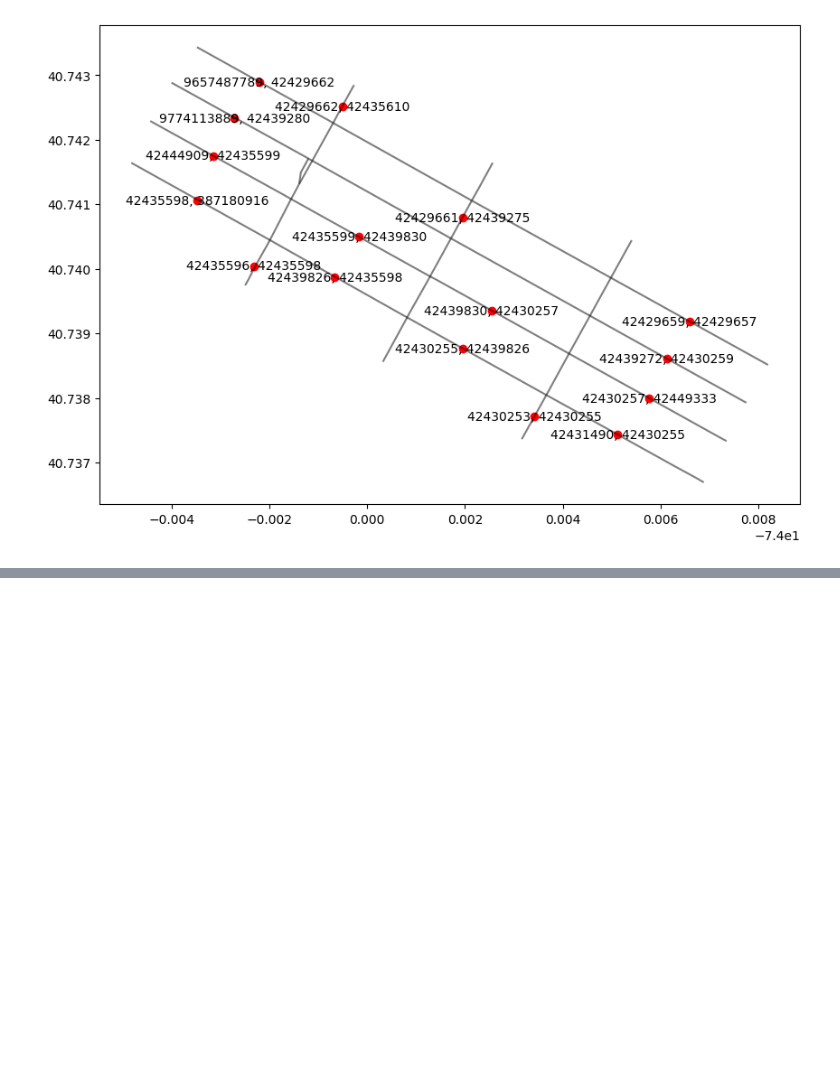
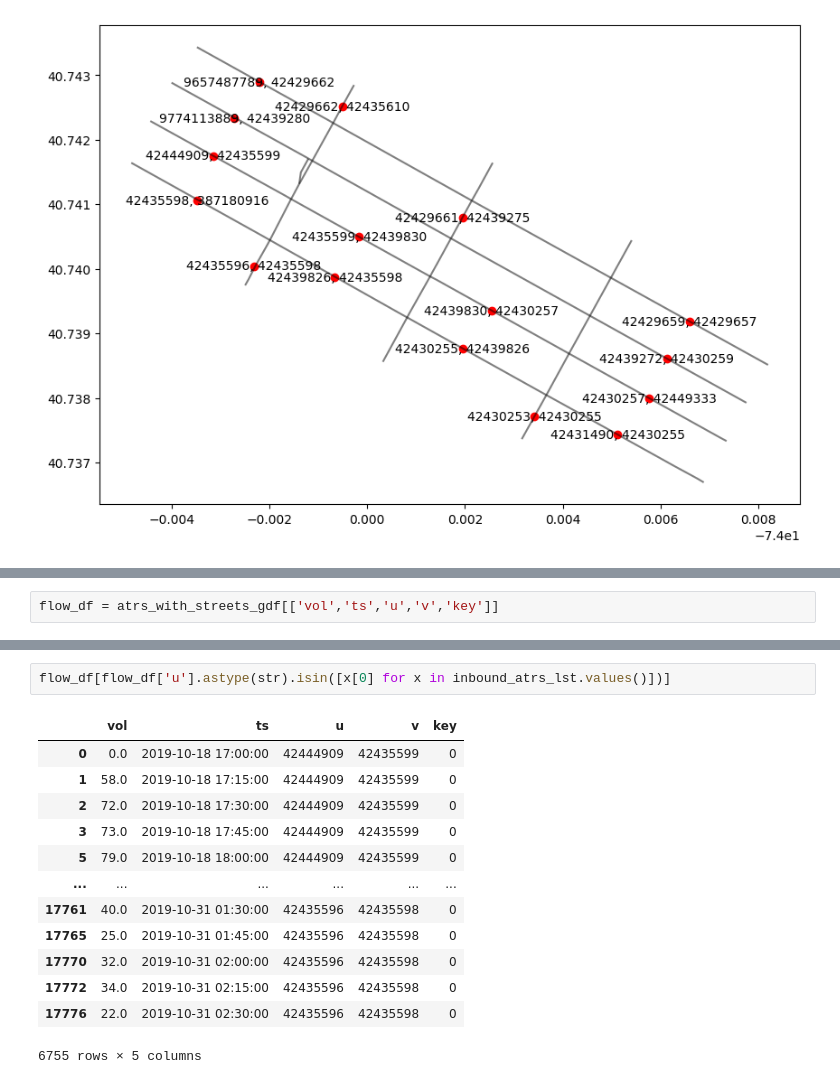
Before and after one commit to ct-spec-res/ev-load-forecast-nyc, a Jupyter notebook: src/automated-traffic-counts/1.0-mds-combined-node.ipynb, the cells around one changed output, grey strips where cells are left out. Saved outputs shown, nothing was run; the diff lists cells and outputs as text; blank space fills up the shorter version.

```diff
--- a/src/automated-traffic-counts/1.0-mds-combined-node.ipynb
+++ b/src/automated-traffic-counts/1.0-mds-combined-node.ipynb
@@ -81,0 +134,2 @@ outbound_atrs_lst = [('42435598','387180916'),('9774113889','42439280'),('424296
+# %%
+flow_df = atrs_with_streets_gdf[['vol','ts','u','v','key']]
@@ -81,0 +151,16 @@ outbound_atrs_lst = [('42435598','387180916'),('9774113889','42439280'),('424296
+# %%
+flow_df[flow_df['u'].astype(str).isin([x[0] for x in inbound_atrs_lst.values()])]
+# %% [output]
+|  | vol | ts | u | v | key |
+| 0 | 0.0 | 2019-10-18 17:00:00 | 42444909 | 42435599 | 0 |
+| 1 | 58.0 | 2019-10-18 17:15:00 | 42444909 | 42435599 | 0 |
+| 2 | 72.0 | 2019-10-18 17:30:00 | 42444909 | 42435599 | 0 |
+| 3 | 73.0 | 2019-10-18 17:45:00 | 42444909 | 42435599 | 0 |
+| 5 | 79.0 | 2019-10-18 18:00:00 | 42444909 | 42435599 | 0 |
+| ... | ... | ... | ... | ... | ... |
+| 17761 | 40.0 | 2019-10-31 01:30:00 | 42435596 | 42435598 | 0 |
+| 17765 | 25.0 | 2019-10-31 01:45:00 | 42435596 | 42435598 | 0 |
+| 17770 | 32.0 | 2019-10-31 02:00:00 | 42435596 | 42435598 | 0 |
+| 17772 | 34.0 | 2019-10-31 02:15:00 | 42435596 | 42435598 | 0 |
+| 17776 | 22.0 | 2019-10-31 02:30:00 | 42435596 | 42435598 | 0 |
+6755 rows × 5 columns
```
Also changed, not shown: parts of 6 cells of this notebook.
